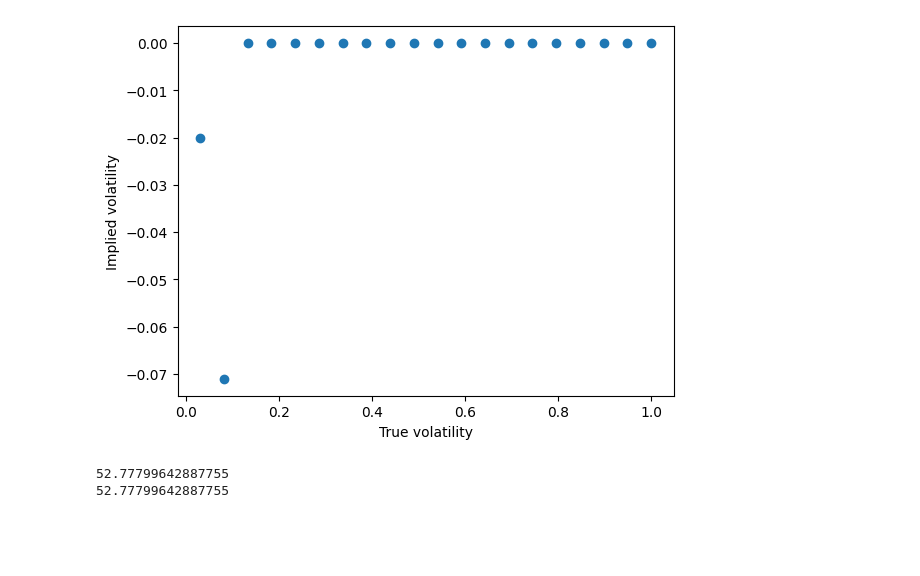
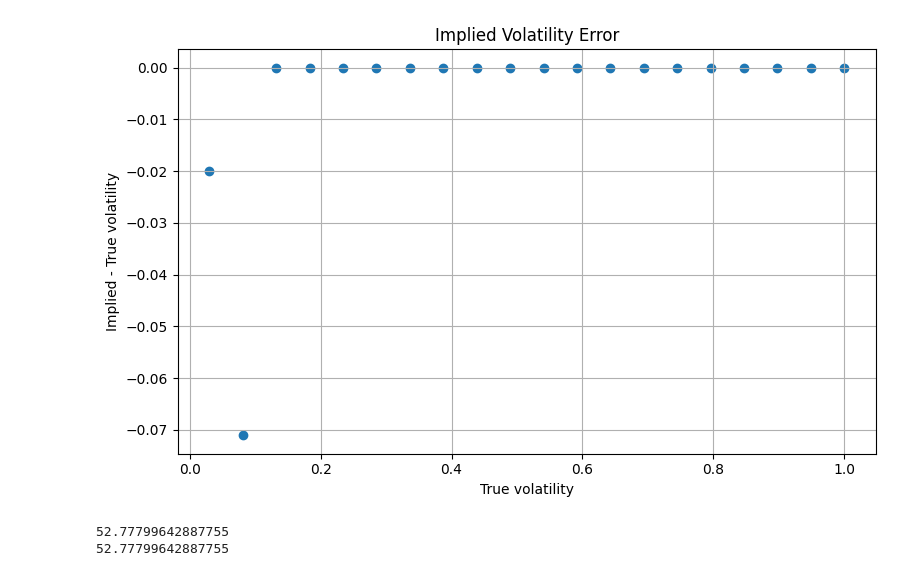
Before and after one commit to hsiuhsil/options_futures_derivatives, a Jupyter notebook: notebooks/implied volatility.ipynb, the cells around one changed output. Cells and saved outputs as stored; diff of their text form; code cells hidden in the pictures; blank space fills up the shorter version.

Commit message:
Enhance implied volatility notebook with methodological explanations

```diff
--- a/notebooks/implied volatility.ipynb
+++ b/notebooks/implied volatility.ipynb
@@ -11,26 +41,38 @@ from implied_vol import implied_vol_brent
 # %%
+# parameters
 s = 100
 k = 50
 T = 1
 r = 0.1
-sigma_vals = np.linspace(0.03, 1, 20)
-implied_vol_vals = np.zeros_like(sigma_vals)
 q = 0.02
+
 option_type = 'call'
 exercise_style = 'European'
 
+sigma_vals = np.linspace(0.03, 1, 20)
+implied_vol_vals = np.zeros_like(sigma_vals)
+
+# compute implied volatilities
+
 for i, sigma in enumerate(sigma_vals):
 
+    # theoretical BSM price
     price_bsm = price_option_bsm(option_type, exercise_style, s, k, r, sigma, T, q)
+    # recover implied volatility
+    implied_vol_vals[i] = implied_vol_brent(option_type, exercise_style, price_bsm, s, k, r, T, q, sigma_low=1e-2, sigma_high=1)
 
-    implied_vol_vals[i] = implied_vol_brent(option_type, exercise_style, price_bsm, s, k, r, T, q, sigma_low=1e-2, sigma_high=1)
+vol_error = implied_vol_vals - sigma_vals
+
+plt.figure(figsize=(8,5))
+plt.scatter(sigma_vals, vol_error)
+plt.xlabel('True volatility')
+plt.ylabel('Implied - True volatility')
+plt.title('Implied Volatility Error')
+plt.grid()
+plt.tight_layout()
+plt.show()
+# %% [output]
+[figure, added]
-# %%
-plt.scatter(sigma_vals, implied_vol_vals - sigma_vals)
-plt.xlabel('True volatility')
-plt.ylabel('Implied volatility')
-plt.show()
-# %% [output]
-[figure, removed]
 # %%
 print(price_option_bsm(option_type, exercise_style, s, k, r, 0.1, T, q))
 print(price_option_bsm(option_type, exercise_style, s, k, r, 1e-4, T, q))
```
Also changed, not shown: parts of 6 cells of this notebook.
